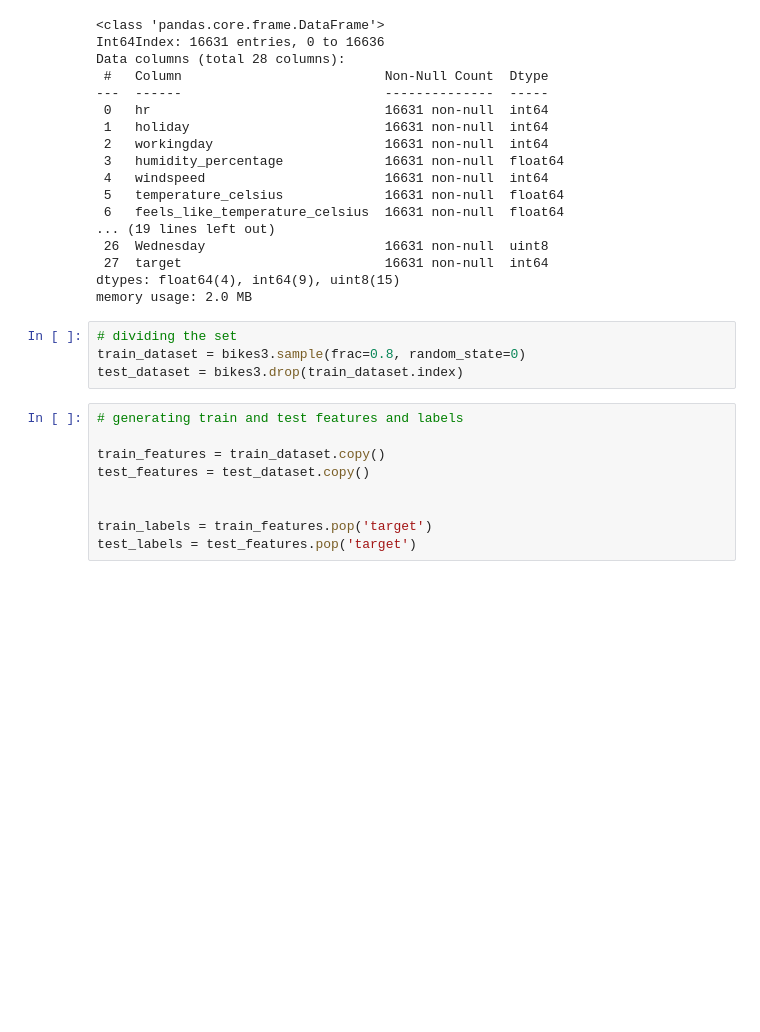
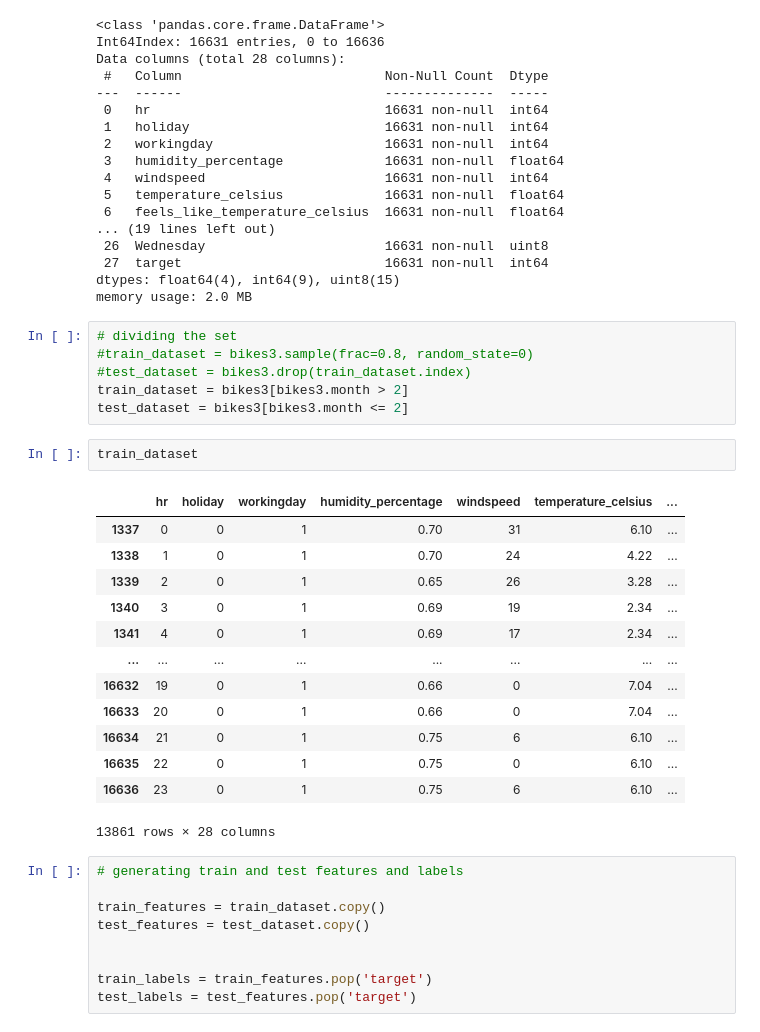
Before and after one commit to carlosdgerez/machine_learning, a Jupyter notebook: module4/Final_of_Porter_Bike.ipynb, the cells around one changed output. Cells and saved outputs as stored; diff of their text form; blank space fills up the shorter version.

```diff
--- a/module4/Final_of_Porter_Bike.ipynb
+++ b/module4/Final_of_Porter_Bike.ipynb
@@ -164,8 +164,26 @@ dtypes: float64(4), int64(9), uint8(15)
 memory usage: 2.0 MB
 # %%
 # dividing the set
-train_dataset = bikes3.sample(frac=0.8, random_state=0)
-test_dataset = bikes3.drop(train_dataset.index)
+#train_dataset = bikes3.sample(frac=0.8, random_state=0)
+#test_dataset = bikes3.drop(train_dataset.index)
+train_dataset = bikes3[bikes3.month > 2]
+test_dataset = bikes3[bikes3.month <= 2]
+# %%
+train_dataset
+# %% [output]
+|  | hr | holiday | workingday | humidity_percentage | windspeed | temperature_celsius | ... |
+| 1337 | 0 | 0 | 1 | 0.70 | 31 | 6.10 | ... |
+| 1338 | 1 | 0 | 1 | 0.70 | 24 | 4.22 | ... |
+| 1339 | 2 | 0 | 1 | 0.65 | 26 | 3.28 | ... |
+| 1340 | 3 | 0 | 1 | 0.69 | 19 | 2.34 | ... |
+| 1341 | 4 | 0 | 1 | 0.69 | 17 | 2.34 | ... |
+| ... | ... | ... | ... | ... | ... | ... | ... |
+| 16632 | 19 | 0 | 1 | 0.66 | 0 | 7.04 | ... |
+| 16633 | 20 | 0 | 1 | 0.66 | 0 | 7.04 | ... |
+| 16634 | 21 | 0 | 1 | 0.75 | 6 | 6.10 | ... |
+| 16635 | 22 | 0 | 1 | 0.75 | 0 | 6.10 | ... |
+| 16636 | 23 | 0 | 1 | 0.75 | 6 | 6.10 | ... |
+13861 rows × 28 columns
 # %%
 # generating train and test features and labels
 
```
Also changed, not shown: parts of 4 cells of this notebook.
